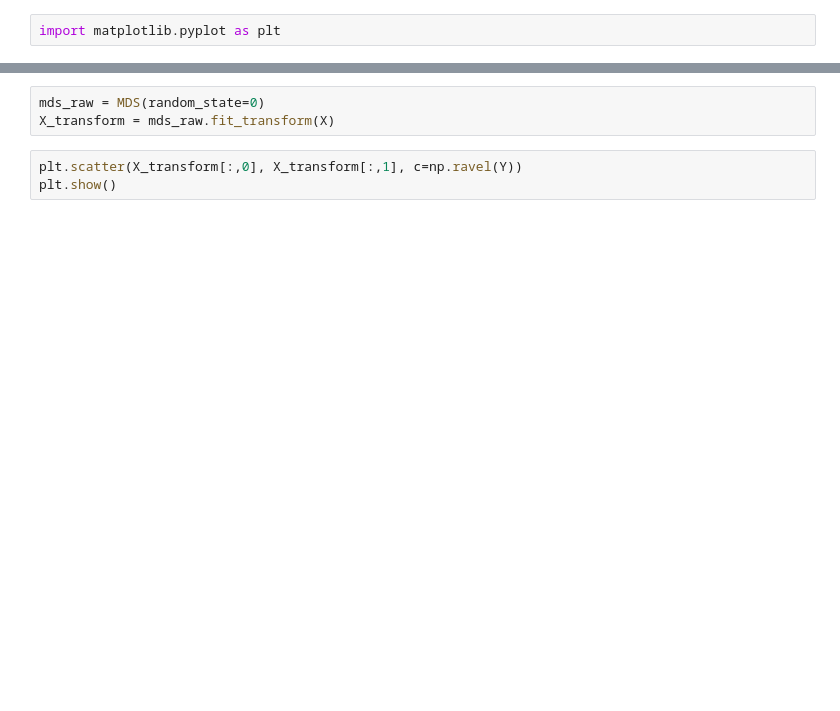
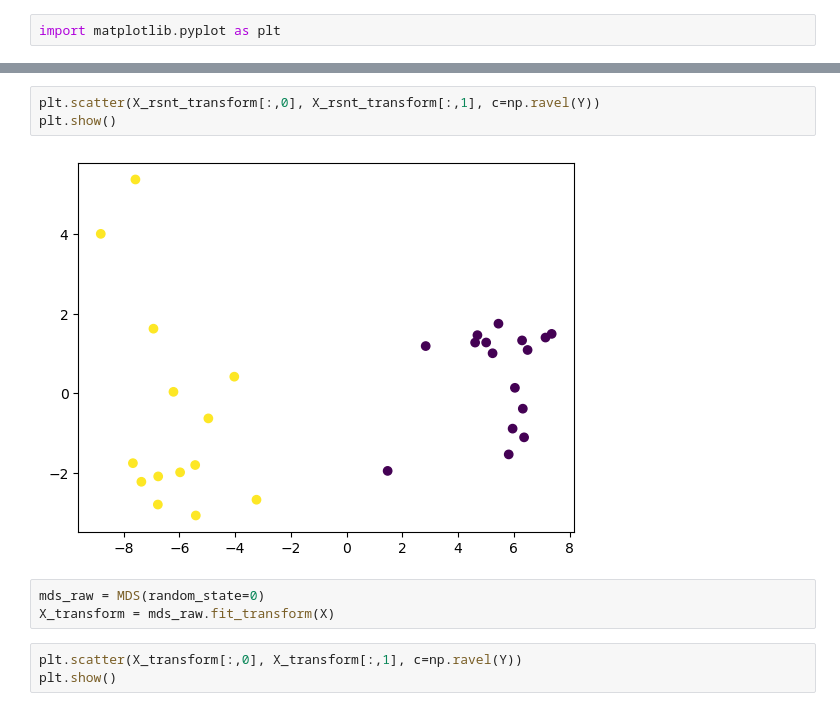
Before and after one commit to g0bel1n/time-series-representation-learning, a Jupyter notebook: plot_MDS.ipynb, the cells around one changed output, grey strips where cells are left out. Cells and saved outputs as stored; diff of their text form; blank space fills up the shorter version.

```diff
--- a/plot_MDS.ipynb
+++ b/plot_MDS.ipynb
@@ -167,3 +166,8 @@ plt.show()
+# %%
+plt.scatter(X_rsnt_transform[:,0], X_rsnt_transform[:,1], c=np.ravel(Y))
+plt.show()
+# %% [output]
+[figure, added]
 # %%
 mds_raw = MDS(random_state=0)
 X_transform = mds_raw.fit_transform(X)
```
Also changed, not shown: parts of 22 cells of this notebook.
